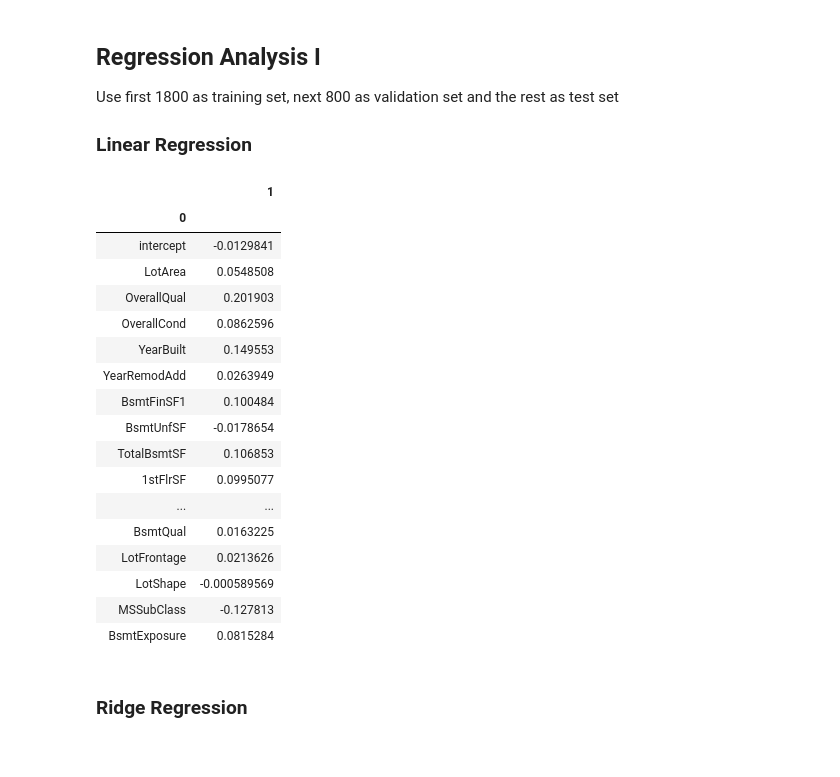
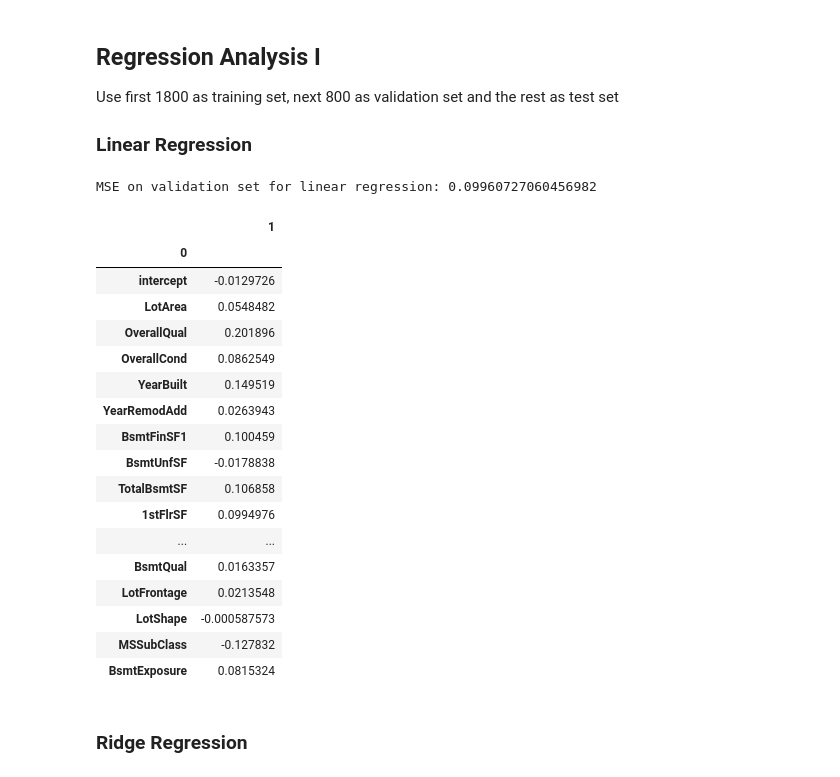
Before and after one commit to reeeno/iowa-housing-price, a Jupyter notebook: IHP.ipynb, the cells around one changed output. Saved outputs shown, nothing was run; the diff lists cells and outputs as text; code cells hidden in the pictures.

```diff
--- a/IHP.ipynb
+++ b/IHP.ipynb
@@ -413,27 +427,30 @@ with pd.option_context('display.max_rows', None, 'display.max_columns', None):
 Use first 1800 as training set, next 800 as validation set and the rest as test set
 
 ### Linear Regression
-# %%
-regression(ADDITIONAL_FEATURES, method='linear')['coeffs']
-# %% [output]
-|  | 1 |
-| 0 |  |
-| intercept | -0.0129841 |
-| LotArea | 0.0548508 |
-| OverallQual | 0.201903 |
-| OverallCond | 0.0862596 |
-| YearBuilt | 0.149553 |
-| YearRemodAdd | 0.0263949 |
-| BsmtFinSF1 | 0.100484 |
-| BsmtUnfSF | -0.0178654 |
-| TotalBsmtSF | 0.106853 |
-| 1stFlrSF | 0.0995077 |
-| ... | ... |
-| BsmtQual | 0.0163225 |
-| LotFrontage | 0.0213626 |
-| LotShape | -0.000589569 |
-| MSSubClass | -0.127813 |
-| BsmtExposure | 0.0815284 |
+# %%
+rs_lr_1 = regression(ADDITIONAL_FEATURES, method='linear')
+print(f"MSE on validation set for linear regression: {rs_lr_1['mse']}")
+rs_lr_1['coeffs']
+# %% [output]
+MSE on validation set for linear regression: 0.09960727060456982
+|  | 1 |
+| 0 |  |
+| intercept | -0.0129726 |
+| LotArea | 0.0548482 |
+| OverallQual | 0.201896 |
+| OverallCond | 0.0862549 |
+| YearBuilt | 0.149519 |
+| YearRemodAdd | 0.0263943 |
+| BsmtFinSF1 | 0.100459 |
+| BsmtUnfSF | -0.0178838 |
+| TotalBsmtSF | 0.106858 |
+| 1stFlrSF | 0.0994976 |
+| ... | ... |
+| BsmtQual | 0.0163357 |
+| LotFrontage | 0.0213548 |
+| LotShape | -0.000587573 |
+| MSSubClass | -0.127832 |
+| BsmtExposure | 0.0815324 |
 # %% [markdown]
 ### Ridge Regression
 # %%
```
Also changed, not shown: parts of 9 cells of this notebook, 1 other file.
